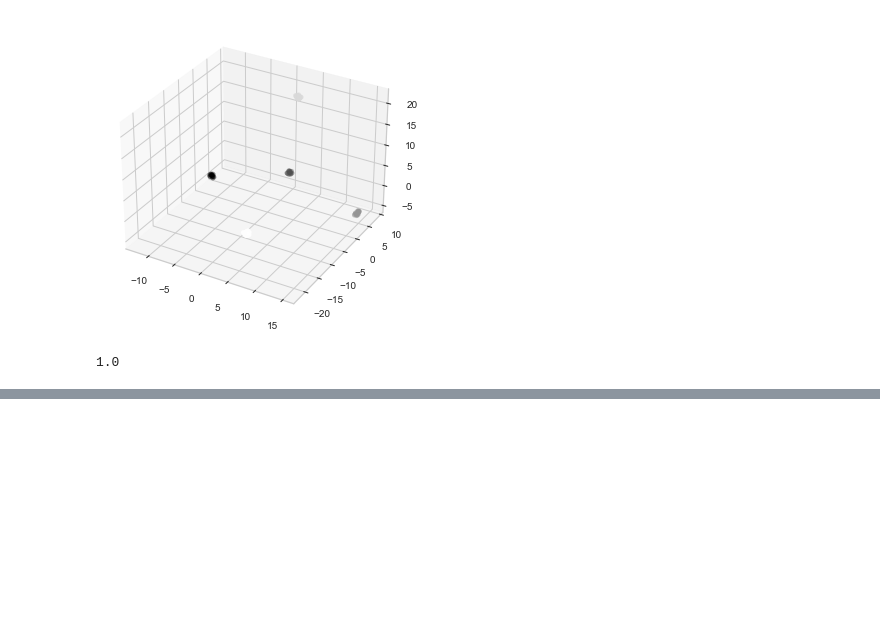
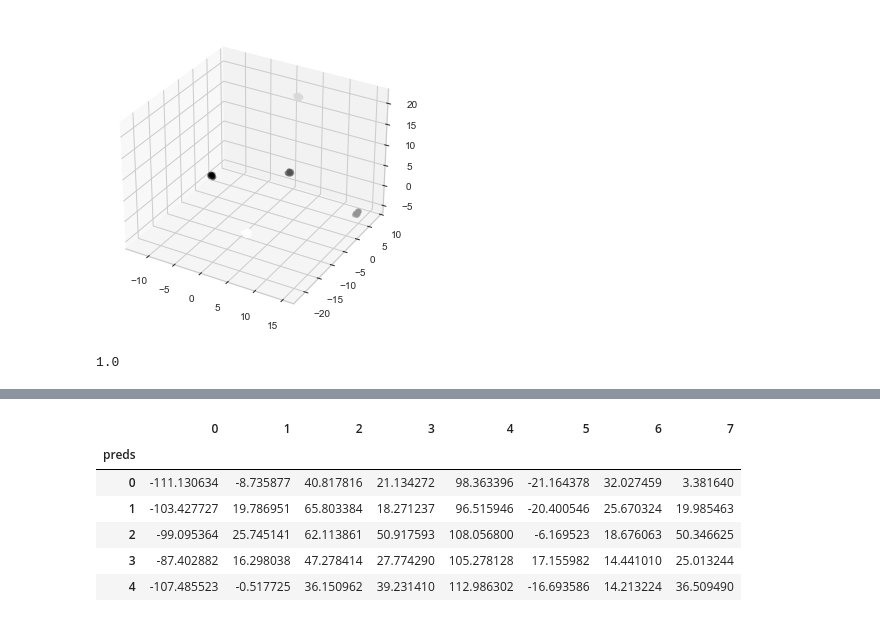
Before and after one commit to Ironhack-Data-Madrid-Abril-2021/Material_Clase, a Jupyter notebook: semana_7/3.1 - Evaluacion USL.ipynb, the cells around one changed output, grey strips where cells are left out. Saved outputs shown, nothing was run; the diff lists cells and outputs as text; code cells hidden in the pictures; blank space fills up the shorter version.

```diff
--- a/semana_7/3.1 - Evaluacion USL.ipynb
+++ b/semana_7/3.1 - Evaluacion USL.ipynb
@@ -403,0 +422,14 @@ ars(y, pred)  # adjusted rand score
+# %%
+df=pd.DataFrame(X)
+
+df['preds']=pred
+
+df.groupby('preds').sum()
+# %% [output]
+|  | 0 | 1 | 2 | 3 | 4 | 5 | 6 | 7 |
+| preds |  |  |  |  |  |  |  |  |
+| 0 | -111.130634 | -8.735877 | 40.817816 | 21.134272 | 98.363396 | -21.164378 | 32.027459 | 3.381640 |
+| 1 | -103.427727 | 19.786951 | 65.803384 | 18.271237 | 96.515946 | -20.400546 | 25.670324 | 19.985463 |
+| 2 | -99.095364 | 25.745141 | 62.113861 | 50.917593 | 108.056800 | -6.169523 | 18.676063 | 50.346625 |
+| 3 | -87.402882 | 16.298038 | 47.278414 | 27.774290 | 105.278128 | 17.155982 | 14.441010 | 25.013244 |
+| 4 | -107.485523 | -0.517725 | 36.150962 | 39.231410 | 112.986302 | -16.693586 | 14.213224 | 36.509490 |
```
Also changed, not shown: parts of 1 cell of this notebook.
